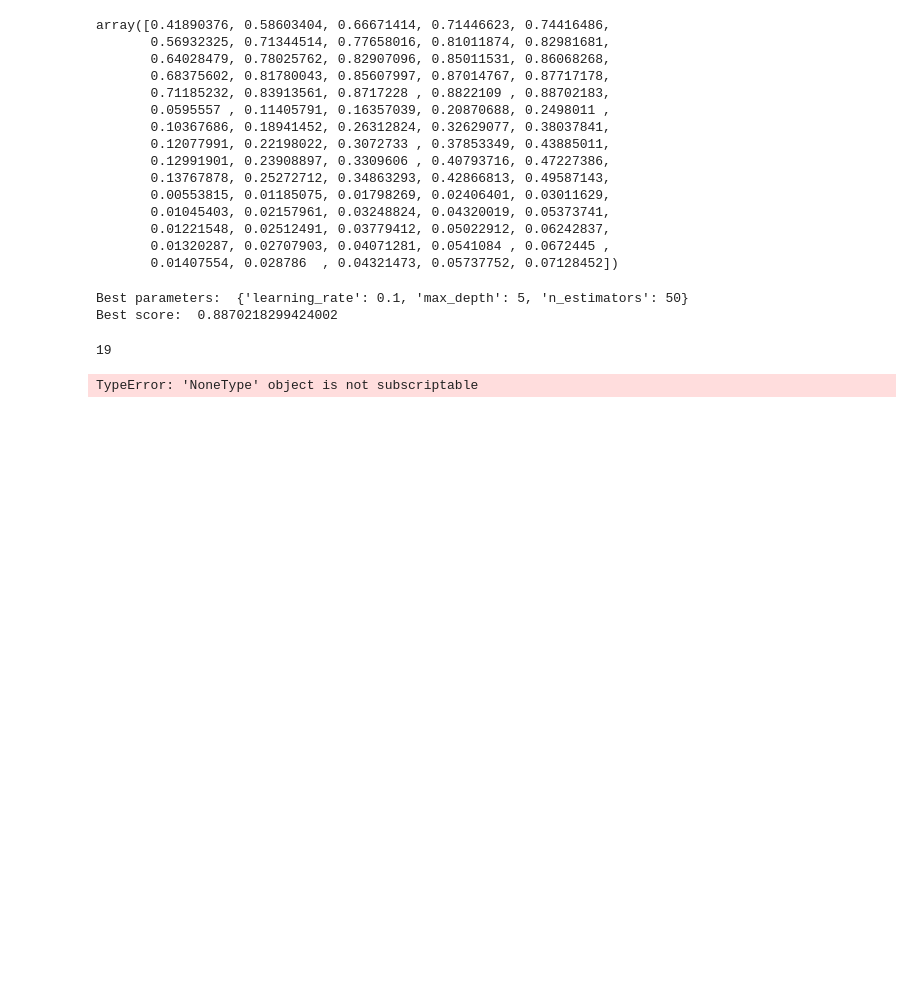
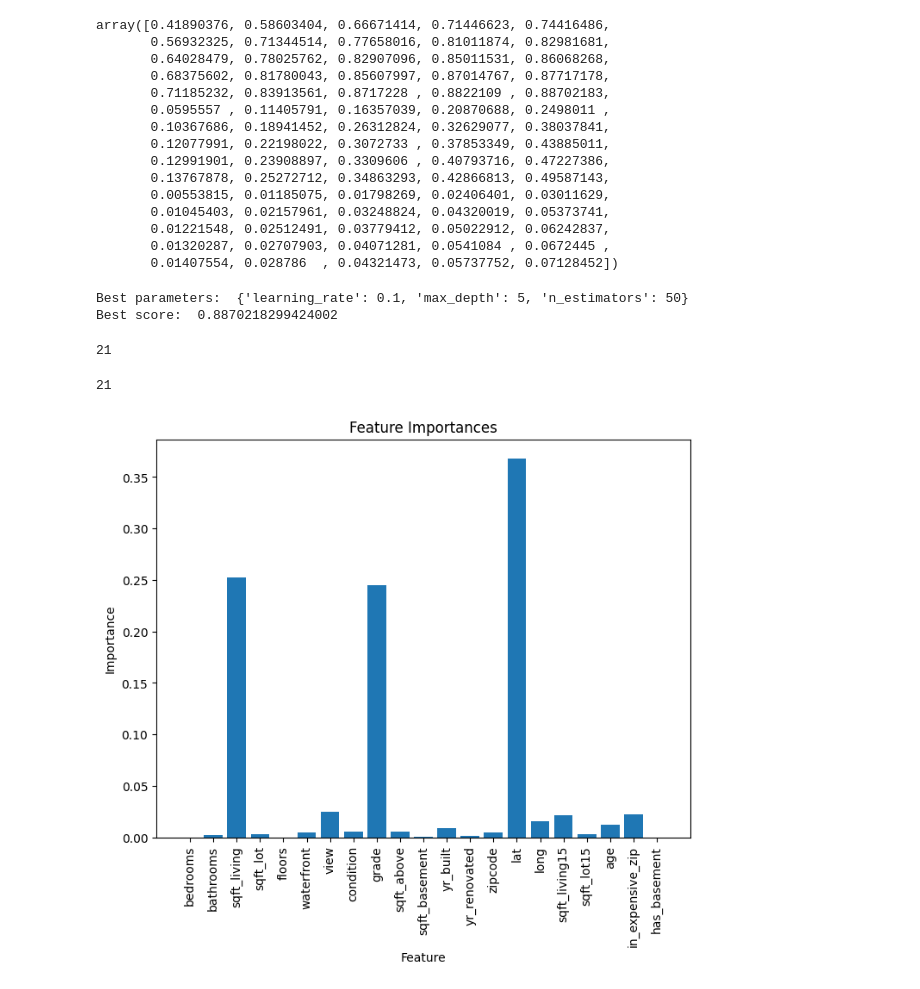
Before and after one commit to Sanketb2312/Info251-final-project, a Jupyter notebook: train.ipynb, the cells around one changed output. Drawn from its saved outputs; the diff is of its cells as text; code cells hidden in the pictures; blank space fills up the shorter version.

```diff
--- a/train.ipynb
+++ b/train.ipynb
@@ -79,21 +81,24 @@ Best score:  0.8870218299424002
 feature_importances = model.feature_importances_
 feature_names = data.columns.to_list()
 index = feature_names.index('log price')
-del feature_names[index]
-del feature_importances[index]
+feature_names.pop(index)
+np.delete(feature_importances,index)
+print(len(feature_importances))
+len(feature_names)
 # %% [output]
-19
+21
+21
 # %%
 feature_df = pd.DataFrame()
 feature_df['importance'] = feature_importances
-feature_df['feature'] = feature_names[1::]
+feature_df['feature'] = feature_names
 
 plt.figure(figsize=(8, 6))
 plt.bar(feature_df['feature'], feature_df['importance'])
 plt.xticks(rotation=90)
 plt.xlabel('Feature')
 plt.ylabel('Importance')
 plt.title('Feature Importances')
 plt.show()
 # %% [output]
-TypeError: 'NoneType' object is not subscriptable
+[figure, added]
```
Also changed, not shown: parts of 7 cells of this notebook, 1 other file.
